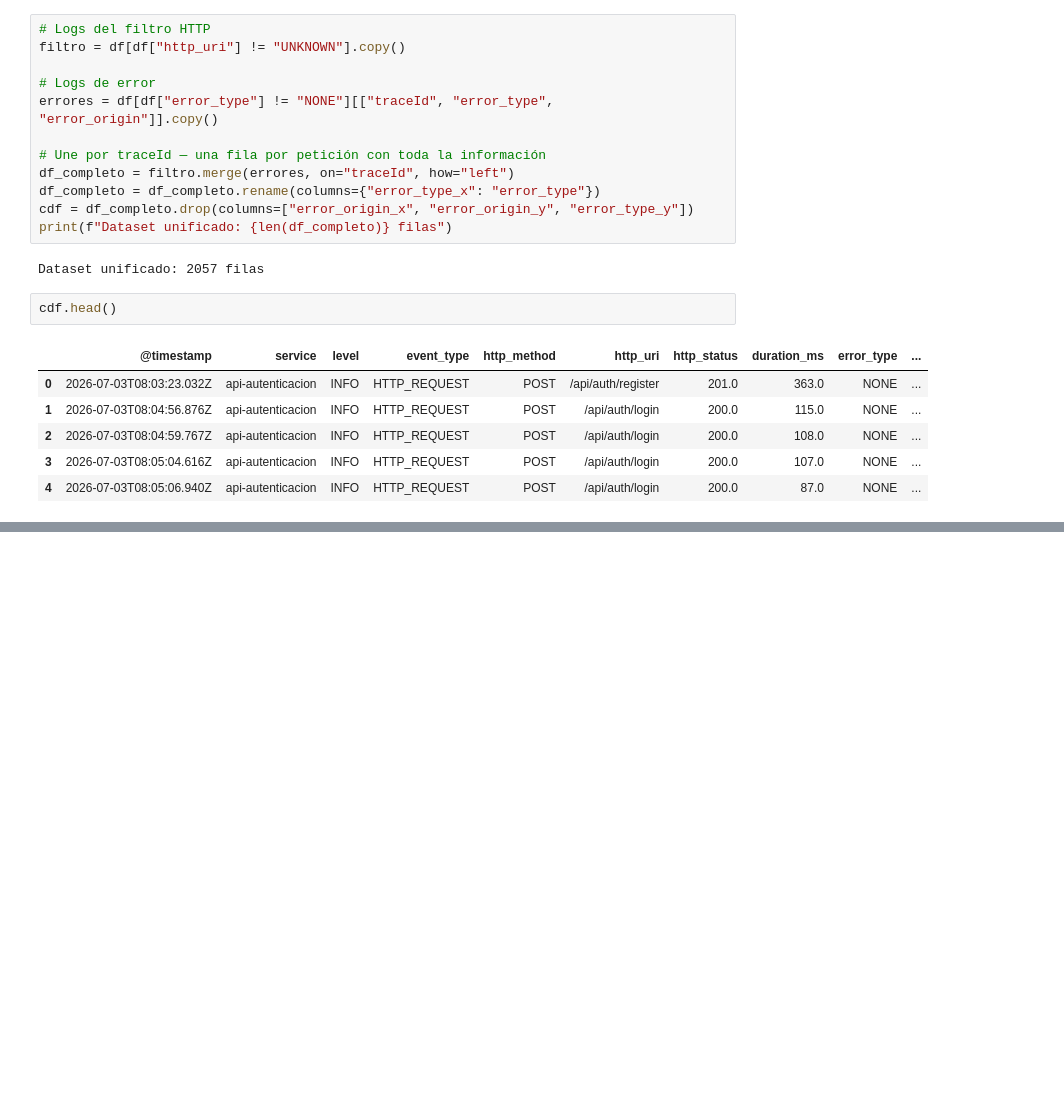
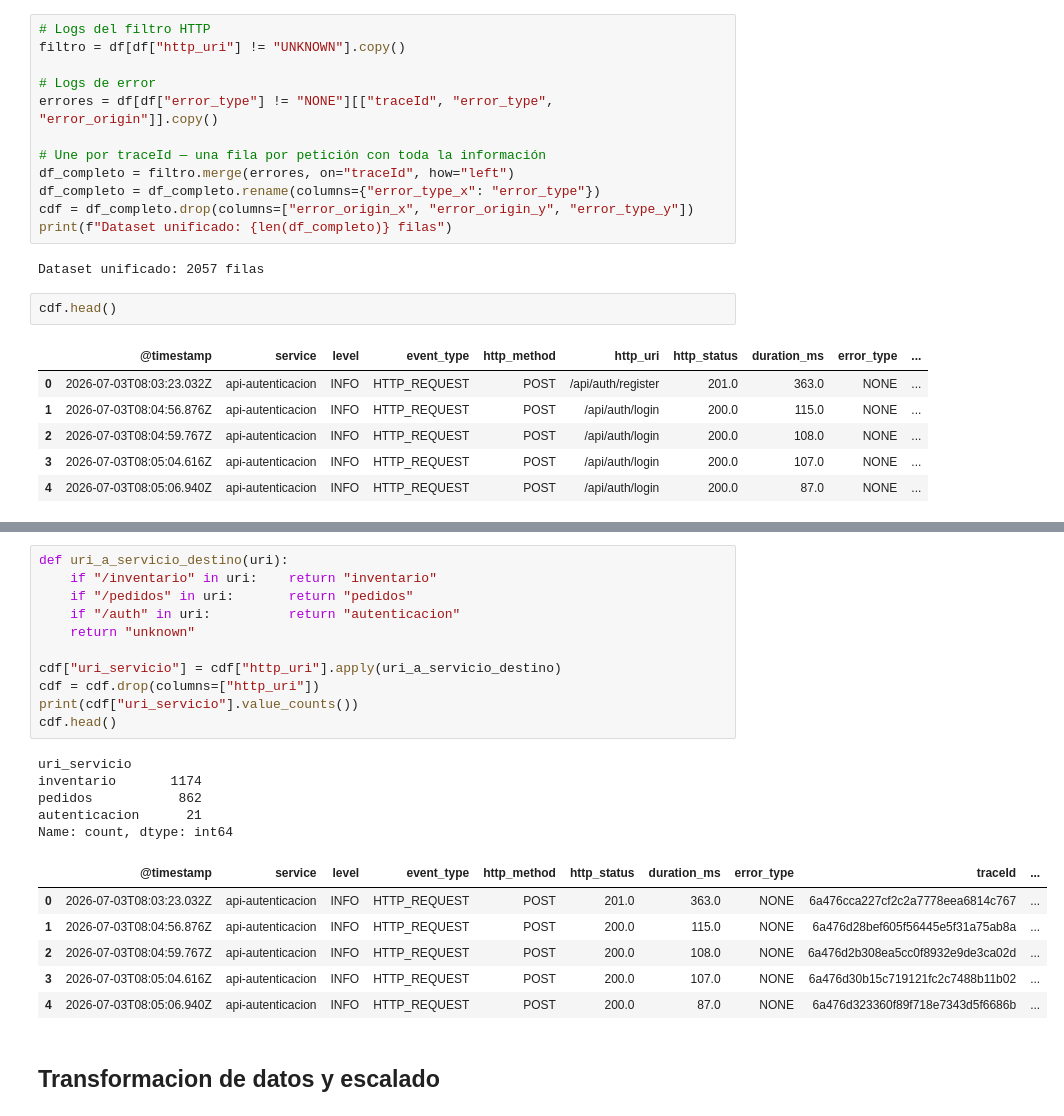
Before and after one commit to Faprin/Analizador-de-Causa-Ra-z-RCA-para-Sistemas-Distribuidos, a Jupyter notebook: ml-predictions/notebooks/01_modelo_ML.ipynb, the cells around one changed output, grey strips where cells are left out. Drawn from its saved outputs; the diff is of its cells as text; blank space fills up the shorter version.

```diff
--- a/ml-predictions/notebooks/01_modelo_ML.ipynb
+++ b/ml-predictions/notebooks/01_modelo_ML.ipynb
@@ -152 +152,26 @@ Numero de filas que son errores: 952
 Numero de filas totales 2057
+# %%
+def uri_a_servicio_destino(uri):
+    if "/inventario" in uri:    return "inventario"
+    if "/pedidos" in uri:       return "pedidos"
+    if "/auth" in uri:          return "autenticacion"
+    return "unknown"
+
+cdf["uri_servicio"] = cdf["http_uri"].apply(uri_a_servicio_destino)
+cdf = cdf.drop(columns=["http_uri"])
+print(cdf["uri_servicio"].value_counts())
+cdf.head()
+# %% [output]
+uri_servicio
+inventario       1174
+pedidos           862
+autenticacion      21
+Name: count, dtype: int64
+|  | @timestamp | service | level | event_type | http_method | http_status | duration_ms | error_type | traceId | ... |
+| 0 | 2026-07-03T08:03:23.032Z | api-autenticacion | INFO | HTTP_REQUEST | POST | 201.0 | 363.0 | NONE | 6a476cca227cf2c2a7778eea6814c767 | ... |
+| 1 | 2026-07-03T08:04:56.876Z | api-autenticacion | INFO | HTTP_REQUEST | POST | 200.0 | 115.0 | NONE | 6a476d28bef605f56445e5f31a75ab8a | ... |
+| 2 | 2026-07-03T08:04:59.767Z | api-autenticacion | INFO | HTTP_REQUEST | POST | 200.0 | 108.0 | NONE | 6a476d2b308ea5cc0f8932e9de3ca02d | ... |
+| 3 | 2026-07-03T08:05:04.616Z | api-autenticacion | INFO | HTTP_REQUEST | POST | 200.0 | 107.0 | NONE | 6a476d30b15c719121fc2c7488b11b02 | ... |
+| 4 | 2026-07-03T08:05:06.940Z | api-autenticacion | INFO | HTTP_REQUEST | POST | 200.0 | 87.0 | NONE | 6a476d323360f89f718e7343d5f6686b | ... |
+# %% [markdown]
+## Transformacion de datos y escalado
```
Also changed, not shown: parts of 11 cells of this notebook.
